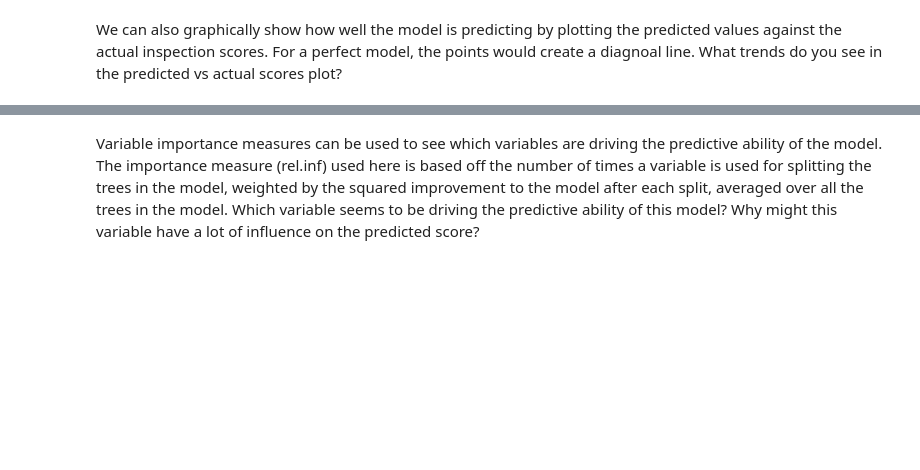
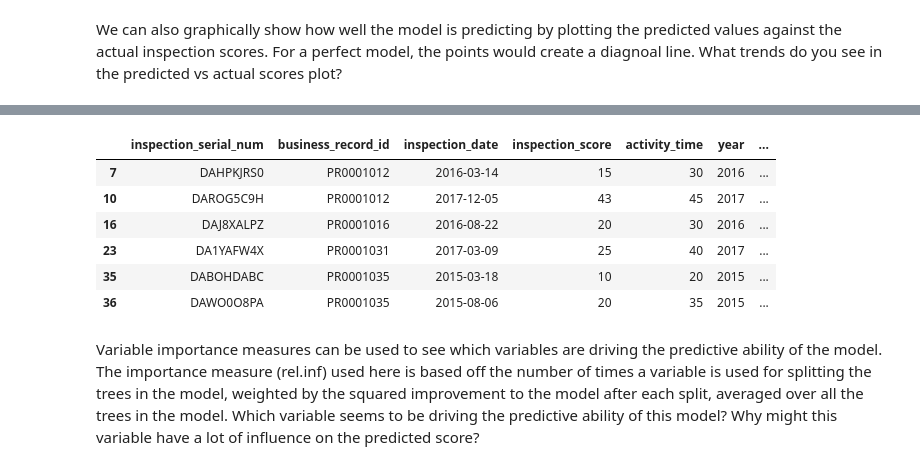
Before and after one commit to stanford-policylab/law-order-algo, a Jupyter notebook: notebooks/Food Inspection Score Bias.ipynb, the cells around one changed output, grey strips where cells are left out. Saved outputs shown, nothing was run; the diff lists cells and outputs as text; code cells hidden in the pictures; blank space fills up the shorter version.

```diff
--- a/notebooks/Food Inspection Score Bias.ipynb
+++ b/notebooks/Food Inspection Score Bias.ipynb
@@ -107,3 +144,13 @@ Warning message:
+# %%
+head(test_sub)
+# %% [output]
+|  | inspection_serial_num | business_record_id | inspection_date | inspection_score | activity_time | year | ... |
+| 7 | DAHPKJRS0 | PR0001012 | 2016-03-14 | 15 | 30 | 2016 | ... |
+| 10 | DAROG5C9H | PR0001012 | 2017-12-05 | 43 | 45 | 2017 | ... |
+| 16 | DAJ8XALPZ | PR0001016 | 2016-08-22 | 20 | 30 | 2016 | ... |
+| 23 | DA1YAFW4X | PR0001031 | 2017-03-09 | 25 | 40 | 2017 | ... |
+| 35 | DABOHDABC | PR0001035 | 2015-03-18 | 10 | 20 | 2015 | ... |
+| 36 | DAWO0O8PA | PR0001035 | 2015-08-06 | 20 | 35 | 2015 | ... |
 # %% [markdown]
 Variable importance measures can be used to see which variables are driving the predictive ability of the model. The importance measure (rel.inf) used here is based off the number of times a variable is used for splitting the trees in the model, weighted by the squared improvement to the model after each split, averaged over all the trees in the model. Which variable seems to be driving the predictive ability of this model? Why might this variable have a lot of influence on the predicted score?
 # %%
```
Also changed, not shown: parts of 6 cells of this notebook.
